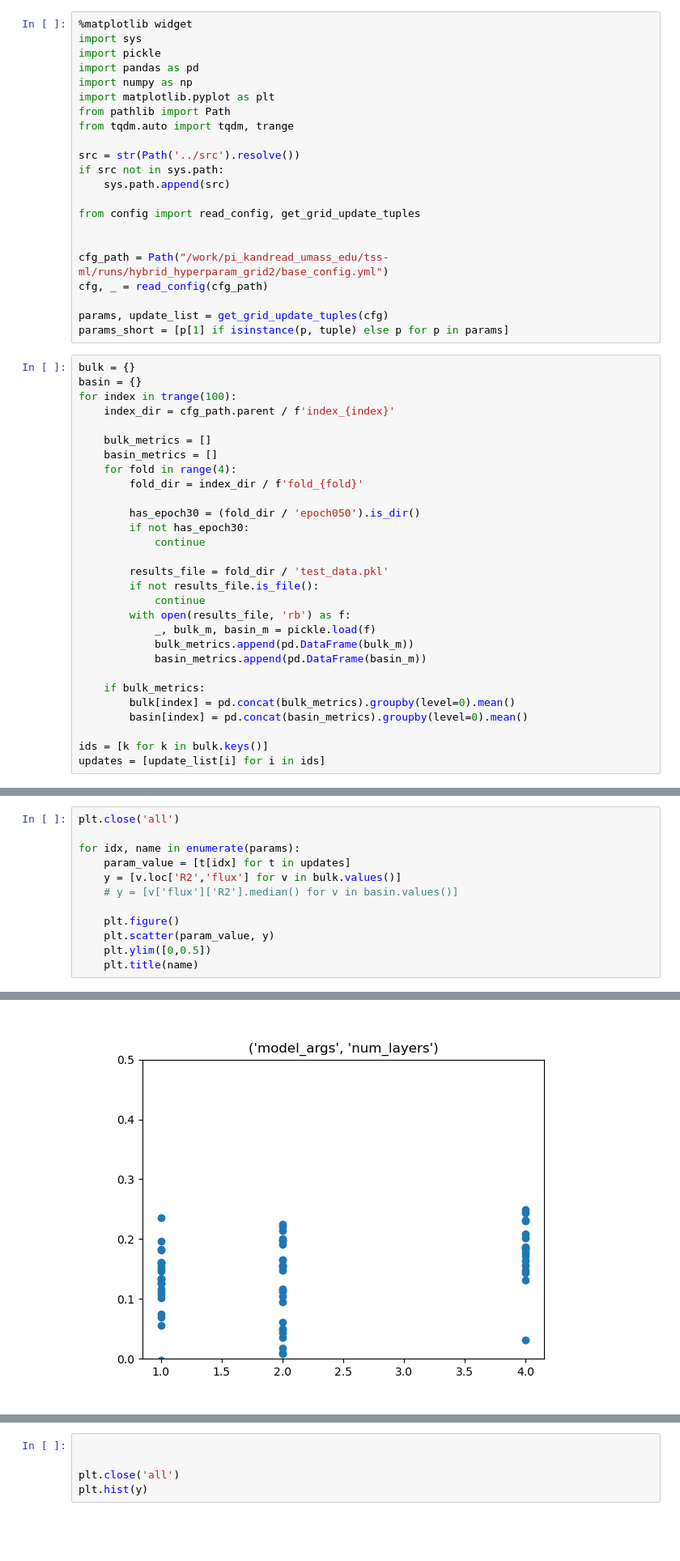
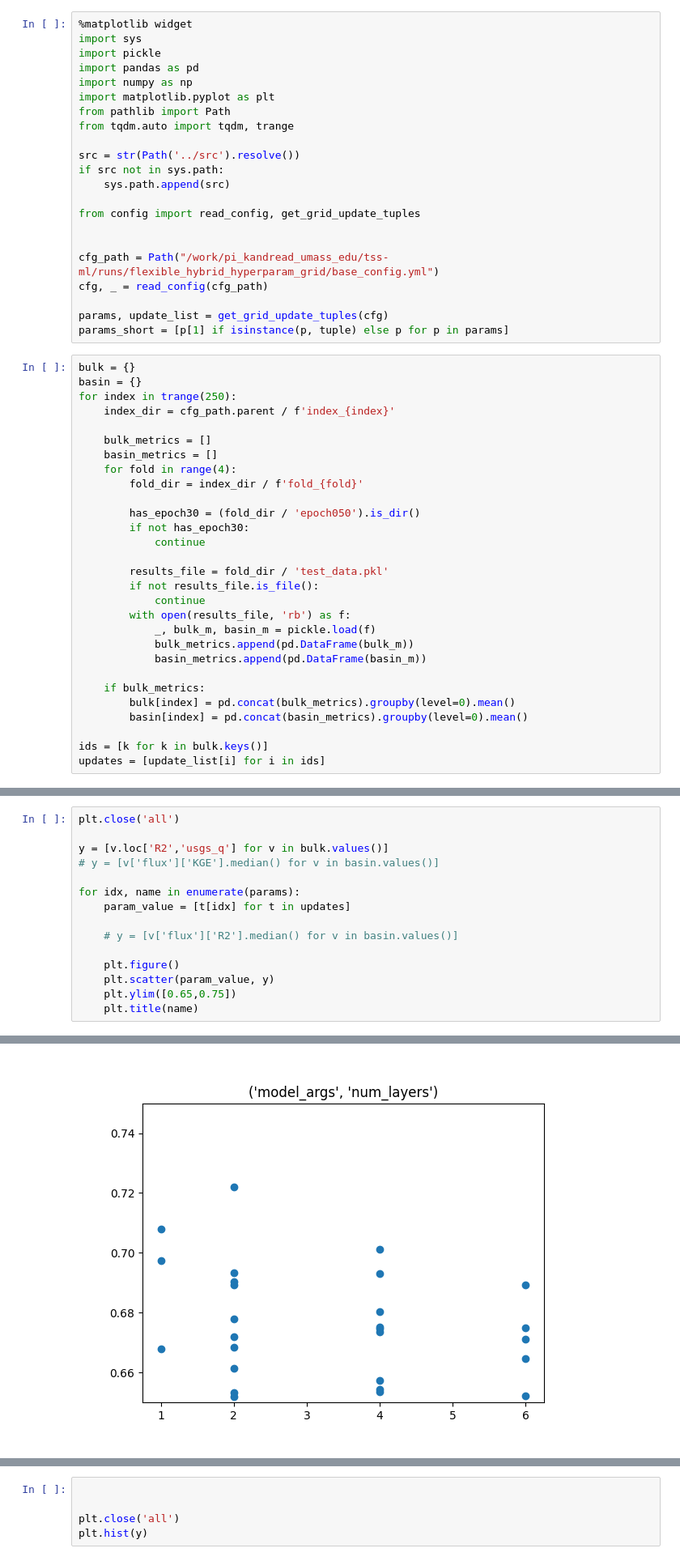
Before and after one commit to Fluvial-UMass/swot-ml, a Jupyter notebook: notebooks/grid_search.ipynb, the cells around one changed output, grey strips where cells are left out. Shown at 81% size. Drawn from its saved outputs; the diff is of its cells as text; blank space fills up the shorter version.

```diff
--- a/notebooks/grid_search.ipynb
+++ b/notebooks/grid_search.ipynb
@@ -15,7 +15,7 @@ if src not in sys.path:
 from config import read_config, get_grid_update_tuples
 
 
-cfg_path = Path("/work/pi_kandread_umass_edu/tss-ml/runs/hybrid_hyperparam_grid2/base_config.yml")
+cfg_path = Path("/work/pi_kandread_umass_edu/tss-ml/runs/flexible_hybrid_hyperparam_grid/base_config.yml")
 cfg, _ = read_config(cfg_path)
 
 params, update_list = get_grid_update_tuples(cfg)
@@ -23,7 +23,7 @@ params_short = [p[1] if isinstance(p, tuple) else p for p in params]
 # %%
 bulk = {}
 basin = {}
-for index in trange(100):
+for index in trange(250):
     index_dir = cfg_path.parent / f'index_{index}'
 
     bulk_metrics = []
@@ -55,13 +52,16 @@ updates = [update_list[i] for i in ids]
 # %%
 plt.close('all')
 
+y = [v.loc['R2','usgs_q'] for v in bulk.values()]
+# y = [v['flux']['KGE'].median() for v in basin.values()]
+
 for idx, name in enumerate(params):
     param_value = [t[idx] for t in updates]
-    y = [v.loc['R2','flux'] for v in bulk.values()]
+
     # y = [v['flux']['R2'].median() for v in basin.values()]
 
     plt.figure()
     plt.scatter(param_value, y)
-    plt.ylim([0,0.5])
+    plt.ylim([0.65,0.75])
     plt.title(name)
 # %% [output]
@@ -73 +73 @@ for idx, name in enumerate(params):
-[figure, old version]
+[figure, new version]
```
Also changed, not shown: parts of 7 cells of this notebook, 11 other files.
